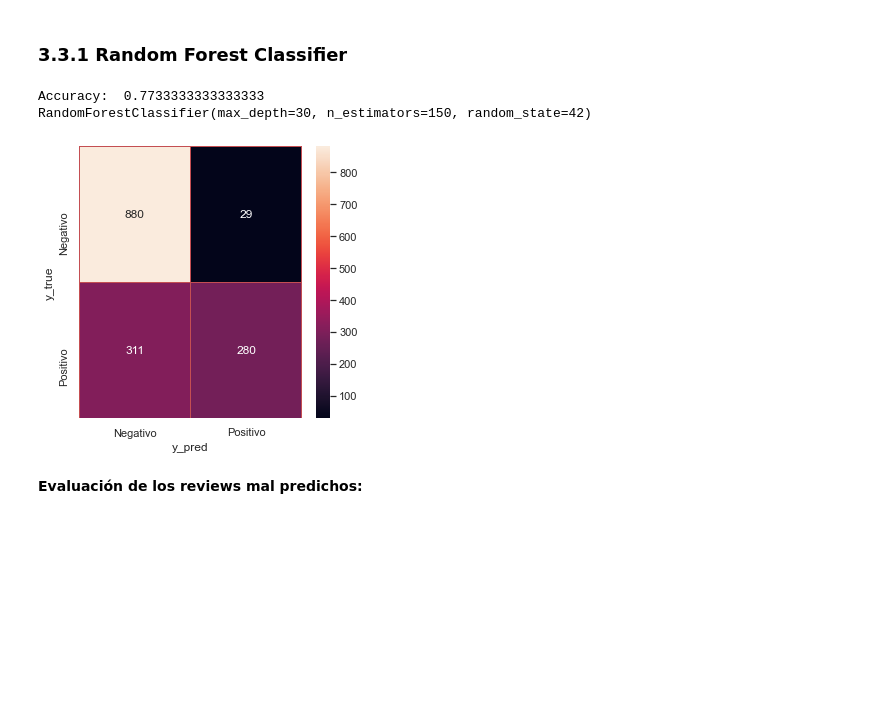
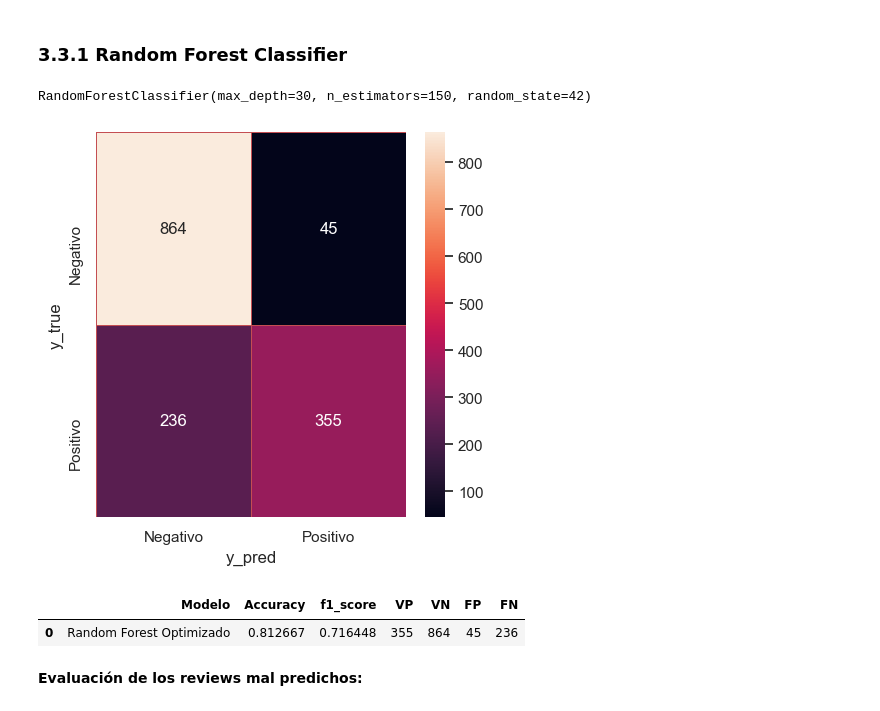
Before and after one commit to valeriaortizl/amazon_ratings_prediction, a Jupyter notebook: DS_Proyecto_03_NLP_v2.ipynb, the cells around one changed output. Saved outputs shown, nothing was run; the diff lists cells and outputs as text; code cells hidden in the pictures; blank space fills up the shorter version.

```diff
--- a/DS_Proyecto_03_NLP_v2.ipynb
+++ b/DS_Proyecto_03_NLP_v2.ipynb
@@ -405,7 +407,7 @@ count_notfreq = Counter(all_lemmas).most_common()[-one_percentile:]
 Del vector de palabras frecuentes se eliminan algunas que después de algunas pruebas se consideran fundamentales en le predicción.
 # %%
 a_remover = [word for word,val in count_freq] + [word for word,val in count_notfreq]
-no_remover = ['perfecto','malo','problema','tiempo','mal','encantar','perfectamente','no','pero']
+no_remover = ['bien', 'bueno','perfecto','malo','problema','tiempo','mal','encantar','perfectamente','no'
 for i in no_remover:
     if i in a_remover:
         a_remover.remove(i)
@@ -484,10 +489,15 @@ from sklearn.metrics import f1_score
 # %%
-from sklearn.metrics import confusion_matrix
-import seaborn as sns
+#Función de cálculo del RMSE para datos de entrenamiento y test
+def error(nombre, modelo, X_train, y_train, X_test, y_test, y_pred):
 
-def confusion(ytest,y_pred):
+    # Data Frame para guardar los resultados
+    errores = pd.DataFrame(columns = ['Modelo','Accuracy','f1_score', 'VP', 'VN','FP', 'FN'])
+
+    accuracy = modelo.score(X_test,y_test)
+    f1_sco = f1_score(y_test, y_pred, average='binary')
+
     names=["Negativo","Positivo"]
-    cm=confusion_matrix(ytest,y_pred)
+    cm=confusion_matrix(y_test,y_pred)
     f,ax=plt.subplots(figsize=(5,5))
     sns.heatmap(cm,annot=True,linewidth=.5,linecolor="r",fmt=".0f",ax=ax)
     plt.xlabel("y_pred")
@@ -496,7 +506,10 @@ def confusion(ytest,y_pred):
     ax.set_yticklabels(names)
     plt.show()
 
-    return
+    vn, fp, fn, vp = confusion_matrix(y_test, y_pred).ravel()
+    errores = errores.append({'Modelo':nombre,'Accuracy':accuracy,'f1_score':f1_sco, 'VP':vp, 'VN':vn,'FP':fp, 'FN':fn},  ignore_index=True)
+
+    return errores
 # %% [markdown]
 ## 3.3 Modelo Benchmark
 Ahora, a partir de los resultados procesados y organizados, procedemos a aplicar los modelos de Machine Learning para obtener la clasificación y número de estrellas por comentario.
@@ -506,26 +519,24 @@ Iniciaremos estableciendo como Benchmark el modelo que mejor clasifique los revi
 ### 3.3.1 Random Forest Classifier
 # %%
 from sklearn.ensemble import RandomForestClassifier
-from sklearn.metrics import confusion_matrix
 from sklearn.model_selection import GridSearchCV
-#params = {'n_estimators': [50,100,150],
-#		  'max_depth': [10,15,30]}
-params = {'n_estimators': [150],
-		  'max_depth': [30]}
+
+#params = {'n_estimators': [50,,100,150], 'max_depth': [10,,15,30]}
+params = {'n_estimators': [150],'max_depth': [30]}
 rf = RandomForestClassifier(random_state=42)
 rfo = GridSearchCV(rf, params)
 rfo.fit(X_train,y_train)
-
-print("Accuracy: ",rfo.best_estimator_.score(X_test,y_test))
 print(rfo.best_estimator_)
 best_rf = rfo.best_estimator_
+y_pred = rfo.predict(X_test)
 
-y_pred = rfo.best_estimator_.predict(X_test)
-confusion(y_test,y_pred)
+errores = error('Random Forest Optimizado', best_rf, X_train, y_train, X_test, y_test, y_pred)
+errores
 # %% [output]
-Accuracy:  0.7733333333333333
 RandomForestClassifier(max_depth=30, n_estimators=150, random_state=42)
-[figure, old version]
+[figure, new version]
+|  | Modelo | Accuracy | f1_score | VP | VN | FP | FN |
+| 0 | Random Forest Optimizado | 0.812667 | 0.716448 | 355 | 864 | 45 | 236 |
 # %% [markdown]
 **Evaluación de los reviews mal predichos:**
 # %%
```
Also changed, not shown: parts of 22 cells of this notebook.
